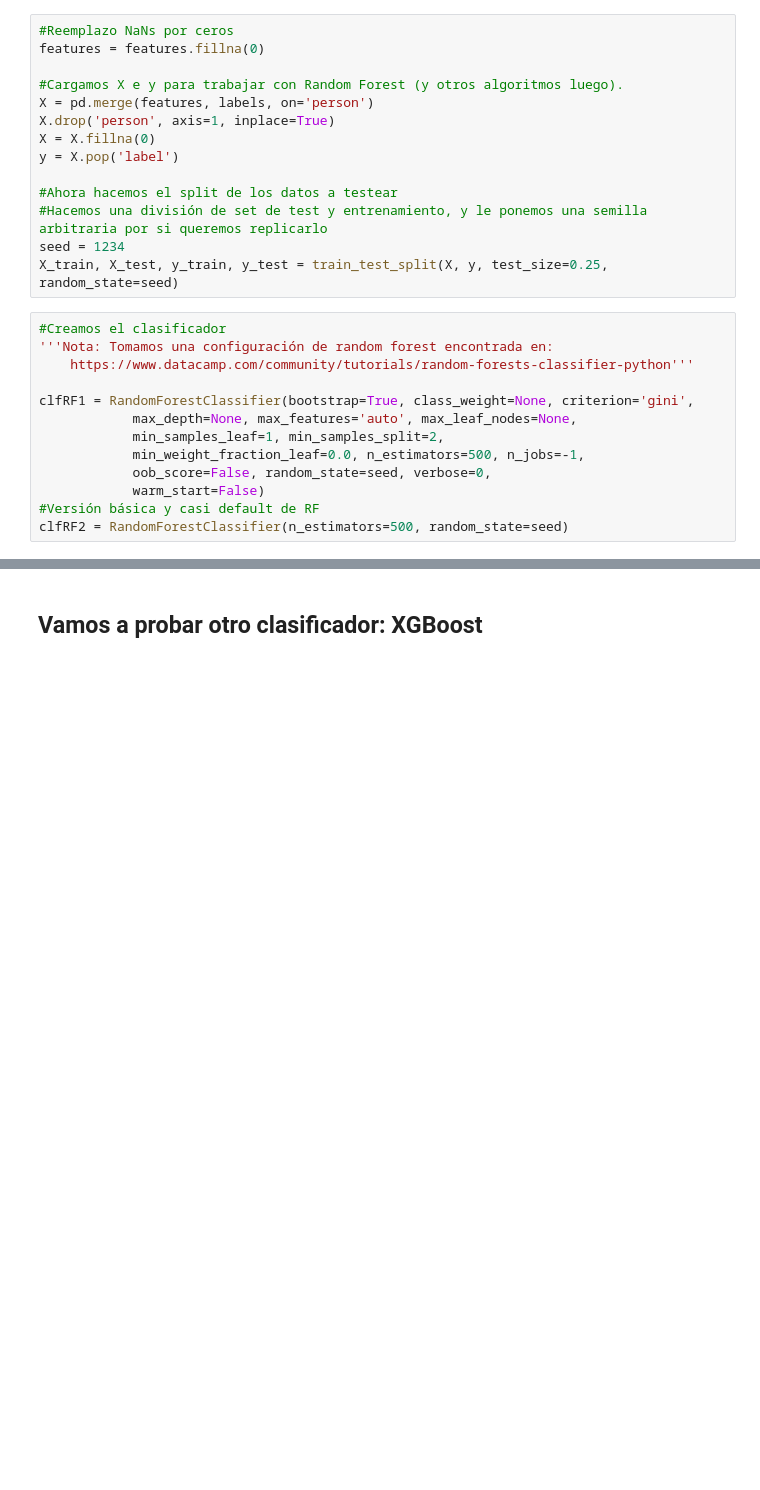
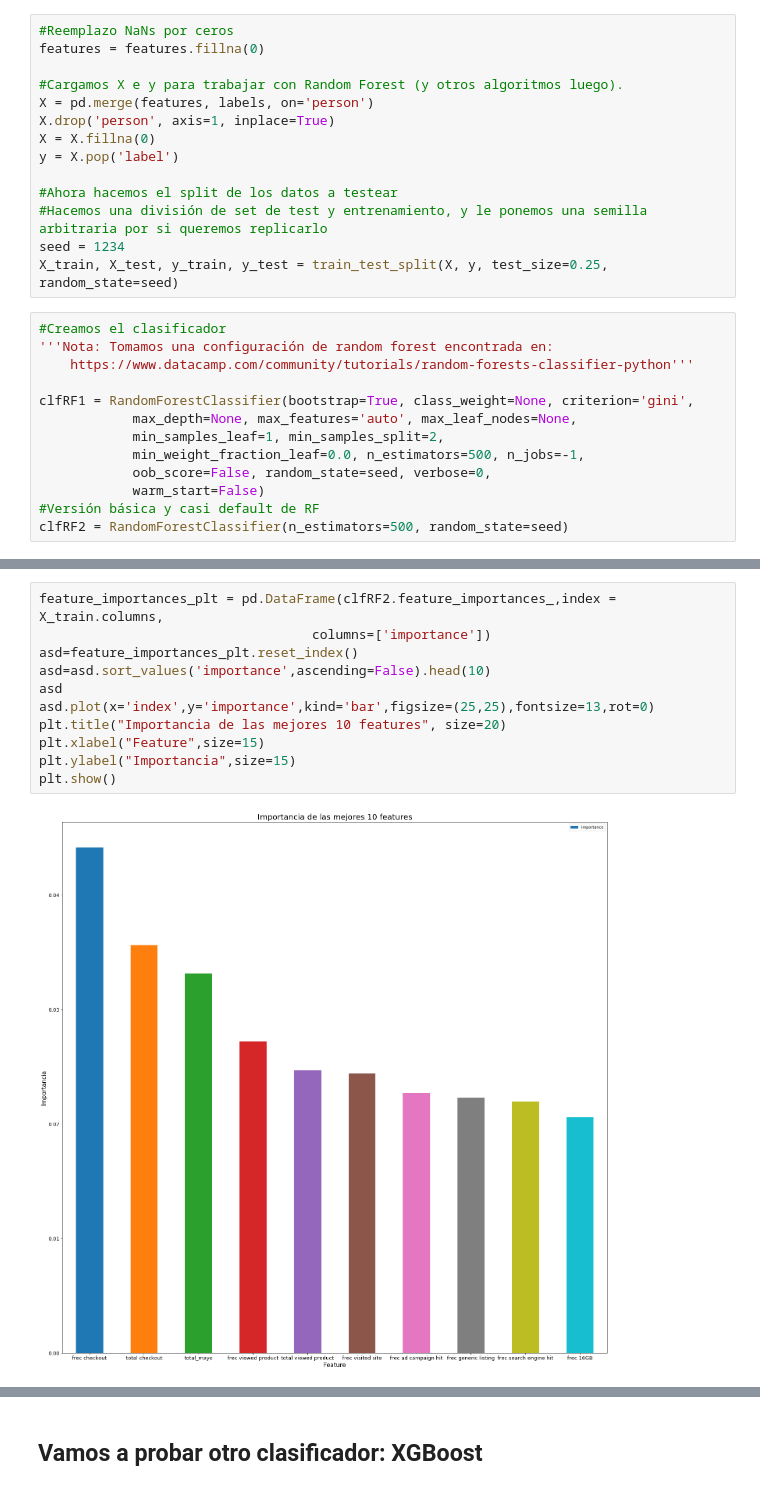
Before and after one commit to btusca/7506, a Jupyter notebook: TP2/Tp2.ipynb, the cells around one changed output, grey strips where cells are left out. Cells and saved outputs as stored; diff of their text form; blank space fills up the shorter version.

```diff
--- a/TP2/Tp2.ipynb
+++ b/TP2/Tp2.ipynb
@@ -312,3 +318,16 @@ AUC 0.85 +/- 0.01
+# %%
+feature_importances_plt = pd.DataFrame(clfRF2.feature_importances_,index = X_train.columns,
+                                   columns=['importance'])
+asd=feature_importances_plt.reset_index()
+asd=asd.sort_values('importance',ascending=False).head(10)
+asd
+asd.plot(x='index',y='importance',kind='bar',figsize=(25,25),fontsize=13,rot=0)
+plt.title("Importancia de las mejores 10 features", size=20)
+plt.xlabel("Feature",size=15)
+plt.ylabel("Importancia",size=15)
+plt.show()
+# %% [output]
+[figure, added]
 # %%
 #Pruebo de nuevo los random forest con los resultados obtenidos de mejores clasificadores
 scores = cross_val_score(estimator=clfRF1,X=X.loc[:,top_features], y=y, cv=3, scoring="roc_auc", verbose=True)
```
Also changed, not shown: parts of 25 cells of this notebook.
